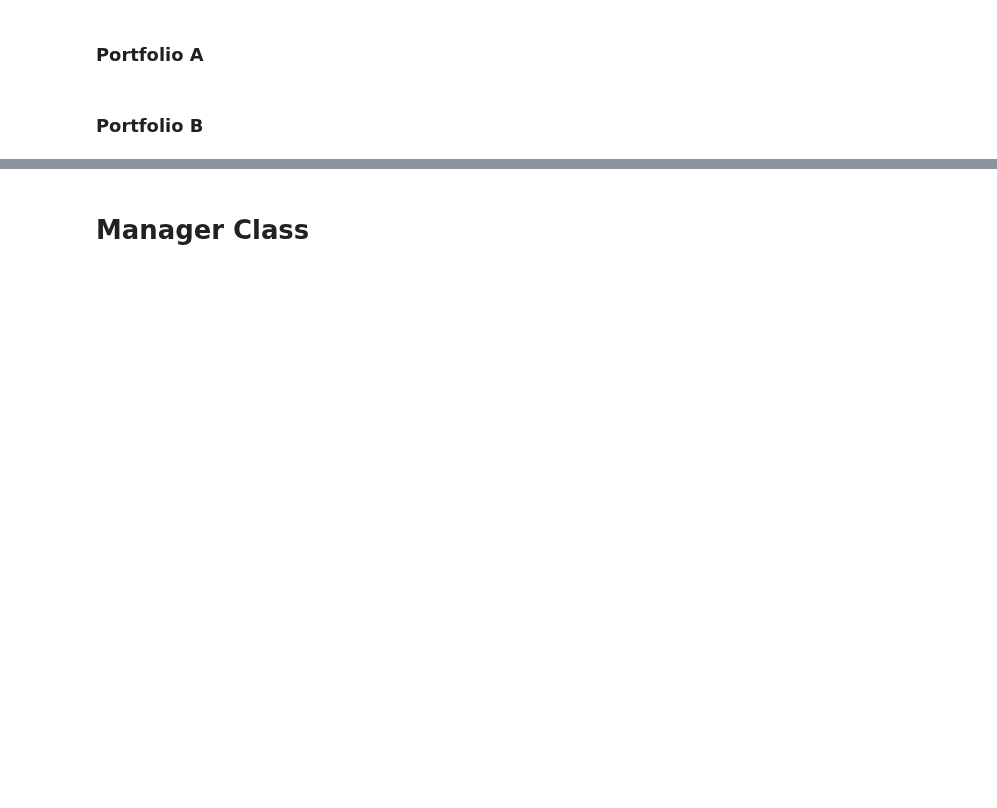
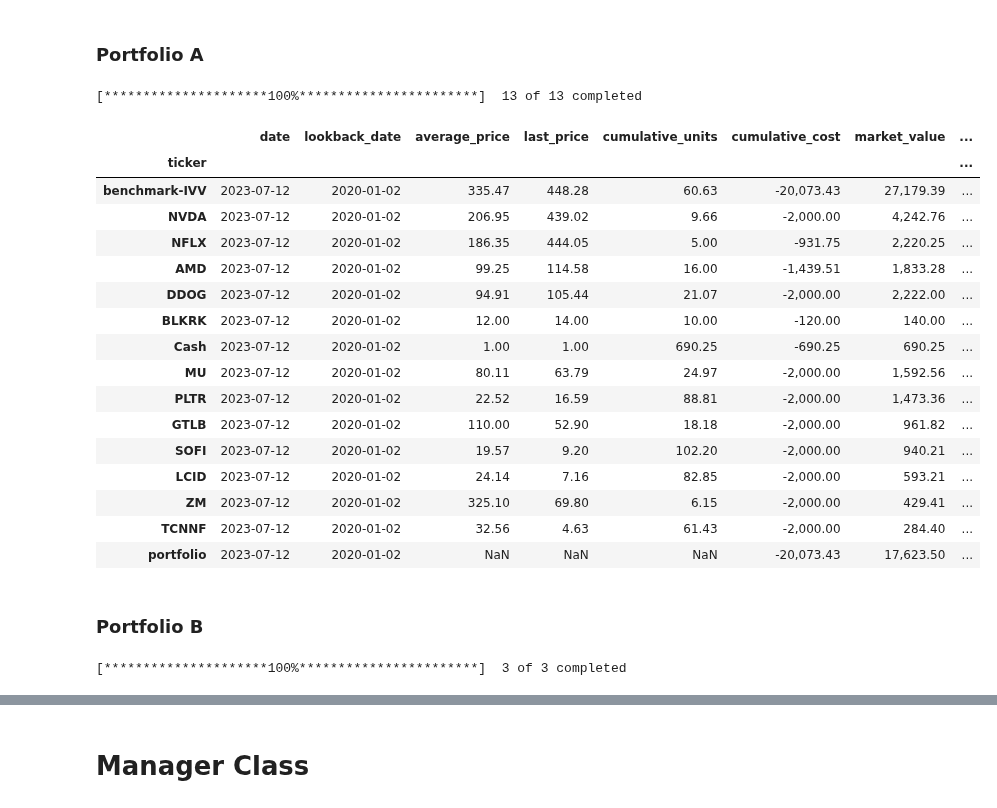
Before and after one commit to jkoestner/folioflex, a Jupyter notebook: notebook/portfolio_example.ipynb, the cells around one changed output, grey strips where cells are left out. Drawn from its saved outputs; the diff is of its cells as text; code cells hidden in the pictures; blank space fills up the shorter version.

Commit message:
add LICENSE and small adjustments to portfolio

```diff
--- a/notebook/portfolio_example.ipynb
+++ b/notebook/portfolio_example.ipynb
@@ -28,9 +33,9 @@ pd.set_option("display.max_columns", 500)
 ## Constants
 # %%
 # constant variables used in program
-filter_type=["Cash", "Dividend"]
+filter_type=["Dividend"]
 funds=["BLKRK"]
-delisted=["CCIV"]
+delisted=["AQUA", "CCIV"]
 other_fields=["broker"]
 benchmarks=["IVV"]
 # %%
@@ -61,11 +87,34 @@ company_a = portfolio.Portfolio(
     funds=funds,
     delisted=delisted,
     other_fields=other_fields,
+    benchmarks=benchmarks,
     name='company_a',
     filter_broker=["company_a"],
 )
+# %% [output]
+[*********************100%***********************]  13 of 13 completed
 # %%
 company_a_perf = company_a.get_performance()
+# %%
+company_a_perf[company_a_perf['market_value']!=0].sort_values("return", ascending=False)
+# %% [output]
+|  | date | lookback_date | average_price | last_price | cumulative_units | cumulative_cost | market_value | ... |
+| ticker |  |  |  |  |  |  |  | ... |
+| benchmark-IVV | 2023-07-12 | 2020-01-02 | 335.47 | 448.28 | 60.63 | -20,073.43 | 27,179.39 | ... |
+| NVDA | 2023-07-12 | 2020-01-02 | 206.95 | 439.02 | 9.66 | -2,000.00 | 4,242.76 | ... |
+| NFLX | 2023-07-12 | 2020-01-02 | 186.35 | 444.05 | 5.00 | -931.75 | 2,220.25 | ... |
+| AMD | 2023-07-12 | 2020-01-02 | 99.25 | 114.58 | 16.00 | -1,439.51 | 1,833.28 | ... |
+| DDOG | 2023-07-12 | 2020-01-02 | 94.91 | 105.44 | 21.07 | -2,000.00 | 2,222.00 | ... |
+| BLKRK | 2023-07-12 | 2020-01-02 | 12.00 | 14.00 | 10.00 | -120.00 | 140.00 | ... |
+| Cash | 2023-07-12 | 2020-01-02 | 1.00 | 1.00 | 690.25 | -690.25 | 690.25 | ... |
+| MU | 2023-07-12 | 2020-01-02 | 80.11 | 63.79 | 24.97 | -2,000.00 | 1,592.56 | ... |
+| PLTR | 2023-07-12 | 2020-01-02 | 22.52 | 16.59 | 88.81 | -2,000.00 | 1,473.36 | ... |
+| GTLB | 2023-07-12 | 2020-01-02 | 110.00 | 52.90 | 18.18 | -2,000.00 | 961.82 | ... |
+| SOFI | 2023-07-12 | 2020-01-02 | 19.57 | 9.20 | 102.20 | -2,000.00 | 940.21 | ... |
+| LCID | 2023-07-12 | 2020-01-02 | 24.14 | 7.16 | 82.85 | -2,000.00 | 593.21 | ... |
+| ZM | 2023-07-12 | 2020-01-02 | 325.10 | 69.80 | 6.15 | -2,000.00 | 429.41 | ... |
+| TCNNF | 2023-07-12 | 2020-01-02 | 32.56 | 4.63 | 61.43 | -2,000.00 | 284.40 | ... |
+| portfolio | 2023-07-12 | 2020-01-02 | NaN | NaN | NaN | -20,073.43 | 17,623.50 | ... |
 # %% [markdown]
 ### Portfolio B
 # %%
@@ -75,9 +124,12 @@ company_b = portfolio.Portfolio(
     funds=funds,
     delisted=delisted,
     other_fields=other_fields,
+    benchmarks=benchmarks,
     name='company_a',
     filter_broker=["company_b"],
 )
+# %% [output]
+[*********************100%***********************]  3 of 3 completed
 # %%
 company_b_perf = company_b.get_performance()
 # %%
```
Also changed, not shown: parts of 13 cells of this notebook, 4 other files.
